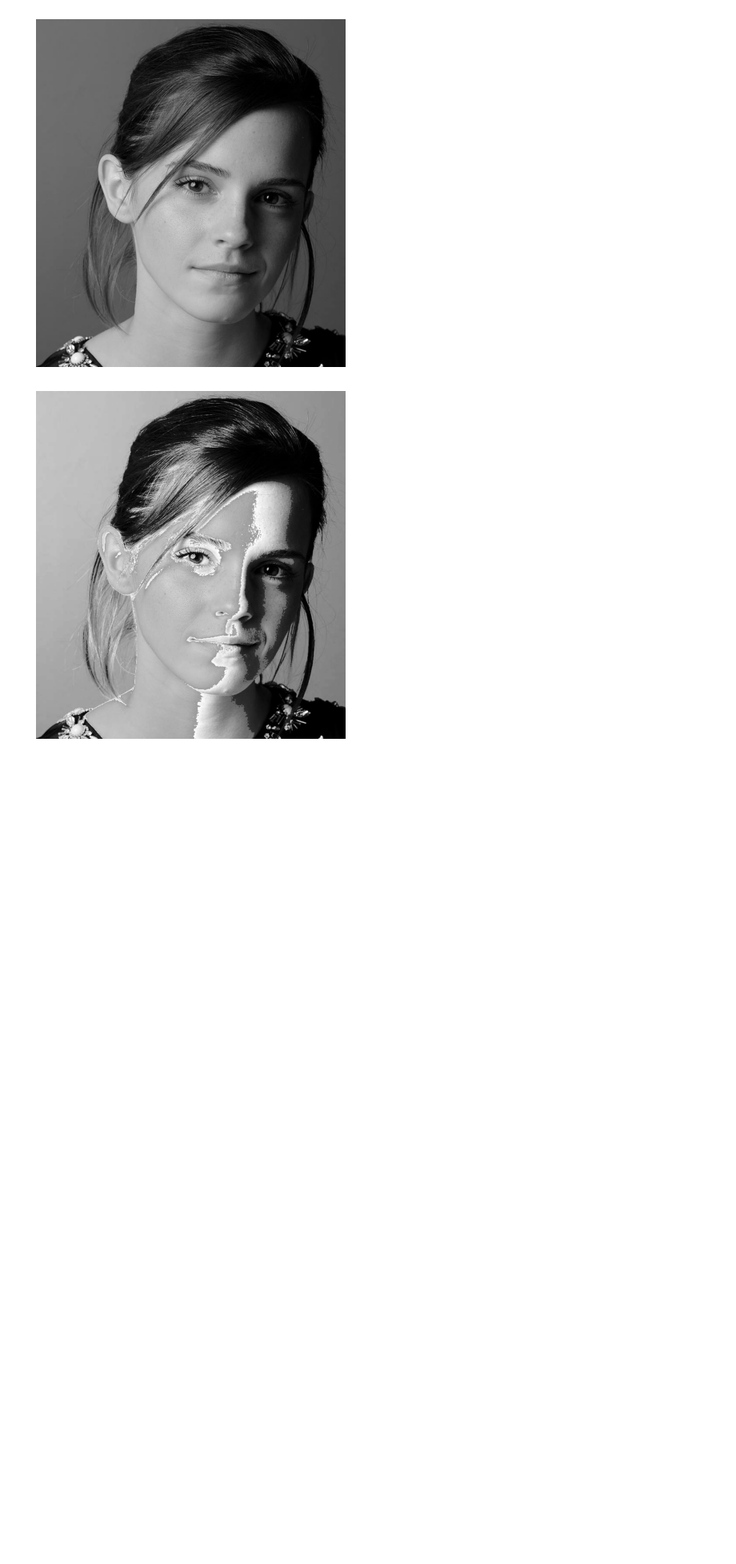
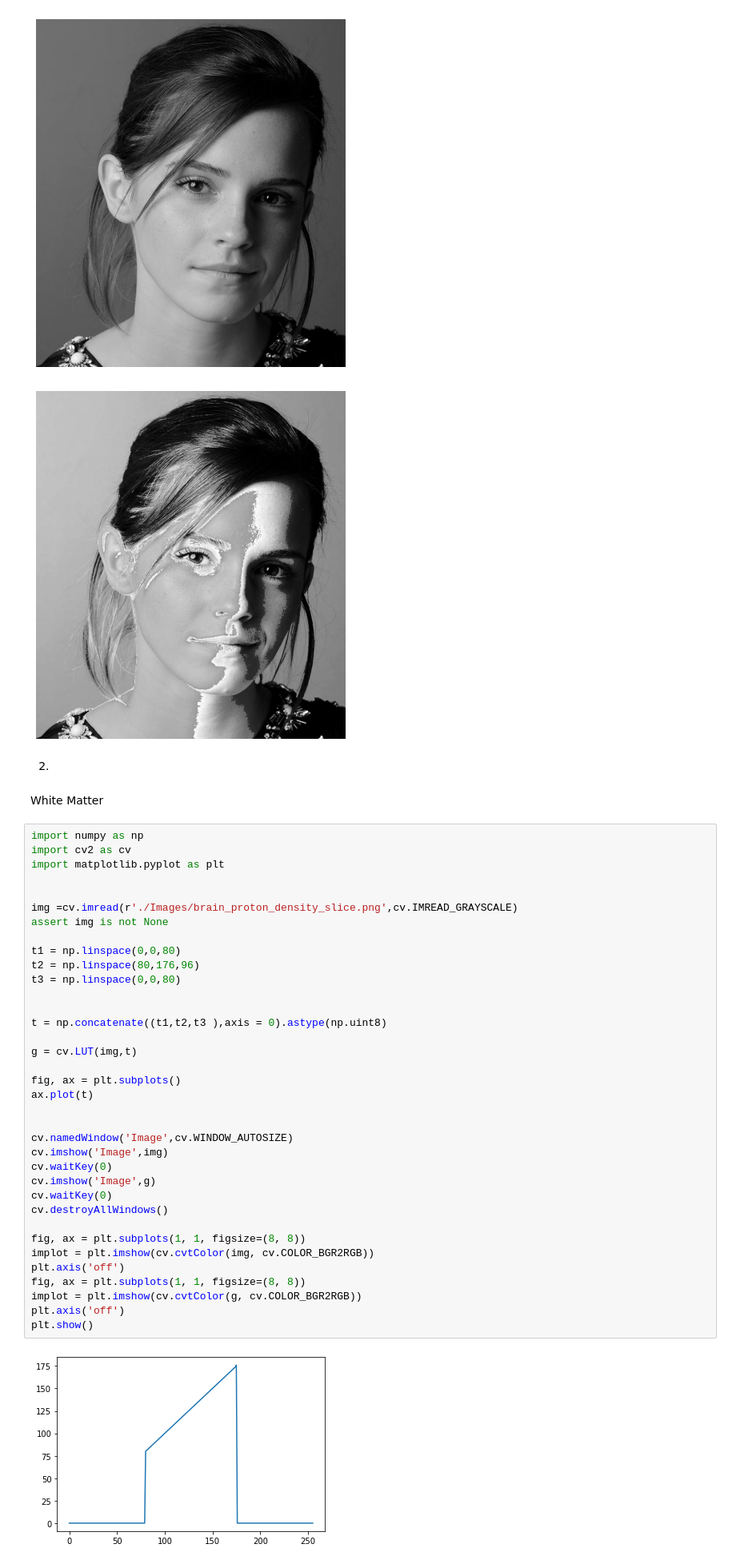
Before and after one commit to Maleeshas/Assignment_Image_Processing_EN2550, a Jupyter notebook: Assignment_01_190595J.ipynb, the cells around one changed output. Shown at 80% size. Drawn from its saved outputs; the diff is of its cells as text; blank space fills up the shorter version.

```diff
--- a/Assignment_01_190595J.ipynb
+++ b/Assignment_01_190595J.ipynb
@@ -46,3 +46,45 @@ plt.show()
 [figure]
 [figure]
 [figure]
+# %% [markdown]
+2)
+# %% [markdown]
+White Matter
+# %%
+import numpy as np
+import cv2 as cv
+import matplotlib.pyplot as plt
+
+
+img =cv.imread(r'./Images/brain_proton_density_slice.png',cv.IMREAD_GRAYSCALE)
+assert img is not None
+
+t1 = np.linspace(0,0,80)
+t2 = np.linspace(80,176,96)
+t3 = np.linspace(0,0,80)
+
+
+t = np.concatenate((t1,t2,t3 ),axis = 0).astype(np.uint8)
+
+g = cv.LUT(img,t)
+
+fig, ax = plt.subplots()
+ax.plot(t)
+
+
+cv.namedWindow('Image',cv.WINDOW_AUTOSIZE)
+cv.imshow('Image',img)
+cv.waitKey(0)
+cv.imshow('Image',g)
+cv.waitKey(0)
+cv.destroyAllWindows()
+
+fig, ax = plt.subplots(1, 1, figsize=(8, 8))
+implot = plt.imshow(cv.cvtColor(img, cv.COLOR_BGR2RGB))
+plt.axis('off')
+fig, ax = plt.subplots(1, 1, figsize=(8, 8))
+implot = plt.imshow(cv.cvtColor(g, cv.COLOR_BGR2RGB))
+plt.axis('off')
+plt.show()
+# %% [output]
+[figure, added]
```
Also changed, not shown: parts of 4 cells of this notebook.
